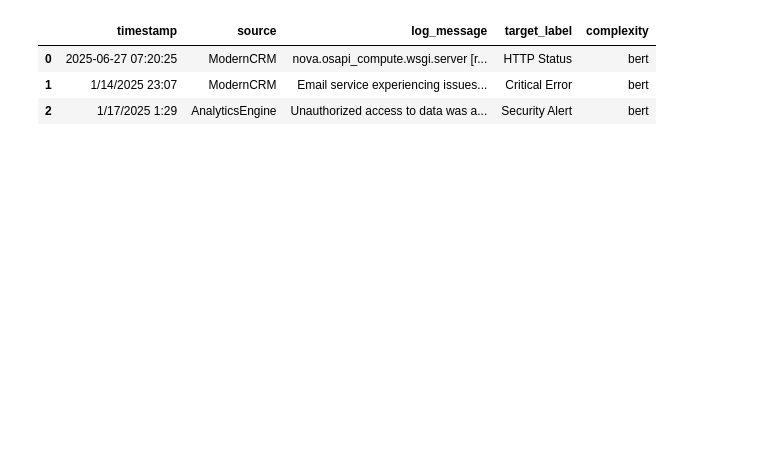
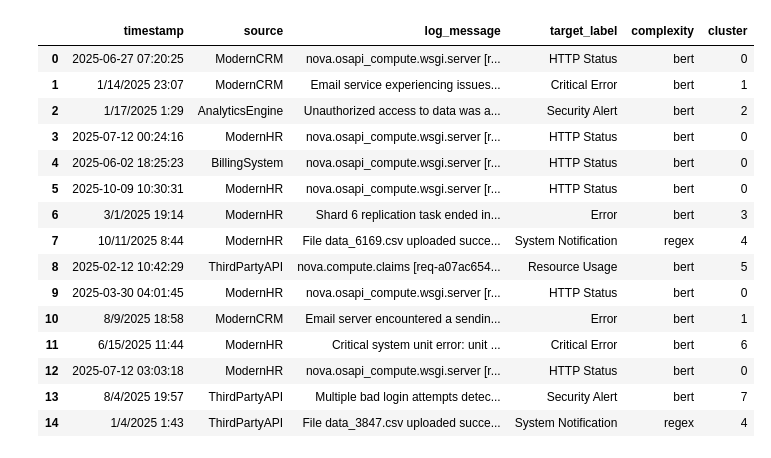
Before and after one commit to vanix056/Log-classification-system, a Jupyter notebook: training/training.ipynb, the cells around one changed output. Saved outputs shown, nothing was run; the diff lists cells and outputs as text; code cells hidden in the pictures; blank space fills up the shorter version.

Commit message:
model trained

```diff
--- a/training/training.ipynb
+++ b/training/training.ipynb
@@ -19,0 +61,3 @@ df
+# %%
+model = SentenceTransformer('all-MiniLM-L6-v2')  # Lightweight embedding model
+embeddings = model.encode(df['log_message'].tolist())
@@ -20,7 +77,22 @@ df
+# %%
+clustering = DBSCAN(eps=0.2, min_samples=1, metric='cosine').fit(embeddings)
+df['cluster'] = clustering.labels_
 # %%
-df.head(3)
+df.head(15)
 # %% [output]
-|  | timestamp | source | log_message | target_label | complexity |
-| 0 | 2025-06-27 07:20:25 | ModernCRM | nova.osapi_compute.wsgi.server [r... | HTTP Status | bert |
-| 1 | 1/14/2025 23:07 | ModernCRM | Email service experiencing issues... | Critical Error | bert |
-| 2 | 1/17/2025 1:29 | AnalyticsEngine | Unauthorized access to data was a... | Security Alert | bert |
+|  | timestamp | source | log_message | target_label | complexity | cluster |
+| 0 | 2025-06-27 07:20:25 | ModernCRM | nova.osapi_compute.wsgi.server [r... | HTTP Status | bert | 0 |
+| 1 | 1/14/2025 23:07 | ModernCRM | Email service experiencing issues... | Critical Error | bert | 1 |
+| 2 | 1/17/2025 1:29 | AnalyticsEngine | Unauthorized access to data was a... | Security Alert | bert | 2 |
+| 3 | 2025-07-12 00:24:16 | ModernHR | nova.osapi_compute.wsgi.server [r... | HTTP Status | bert | 0 |
+| 4 | 2025-06-02 18:25:23 | BillingSystem | nova.osapi_compute.wsgi.server [r... | HTTP Status | bert | 0 |
+| 5 | 2025-10-09 10:30:31 | ModernHR | nova.osapi_compute.wsgi.server [r... | HTTP Status | bert | 0 |
+| 6 | 3/1/2025 19:14 | ModernHR | Shard 6 replication task ended in... | Error | bert | 3 |
+| 7 | 10/11/2025 8:44 | ModernHR | File data_6169.csv uploaded succe... | System Notification | regex | 4 |
+| 8 | 2025-02-12 10:42:29 | ThirdPartyAPI | nova.compute.claims [req-a07ac654... | Resource Usage | bert | 5 |
+| 9 | 2025-03-30 04:01:45 | ModernHR | nova.osapi_compute.wsgi.server [r... | HTTP Status | bert | 0 |
+| 10 | 8/9/2025 18:58 | ModernCRM | Email server encountered a sendin... | Error | bert | 1 |
+| 11 | 6/15/2025 11:44 | ModernHR | Critical system unit error: unit ... | Critical Error | bert | 6 |
+| 12 | 2025-07-12 03:03:18 | ModernHR | nova.osapi_compute.wsgi.server [r... | HTTP Status | bert | 0 |
+| 13 | 8/4/2025 19:57 | ThirdPartyAPI | Multiple bad login attempts detec... | Security Alert | bert | 7 |
+| 14 | 1/4/2025 1:43 | ThirdPartyAPI | File data_3847.csv uploaded succe... | System Notification | regex | 4 |
```
Also changed, not shown: parts of 24 cells of this notebook, 1 other file.
